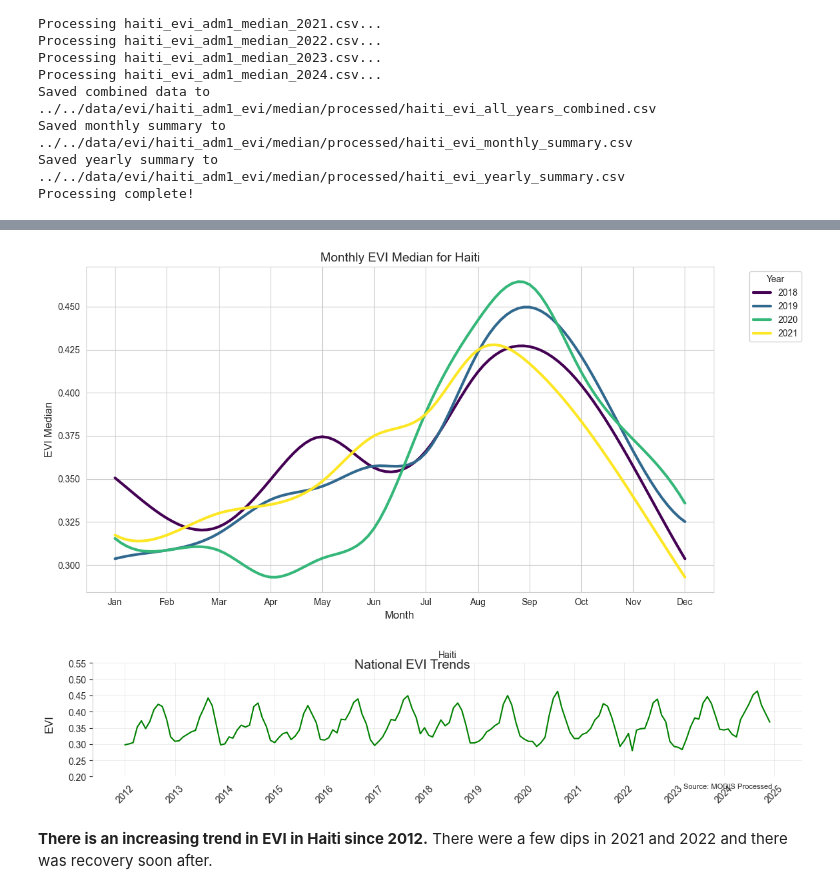
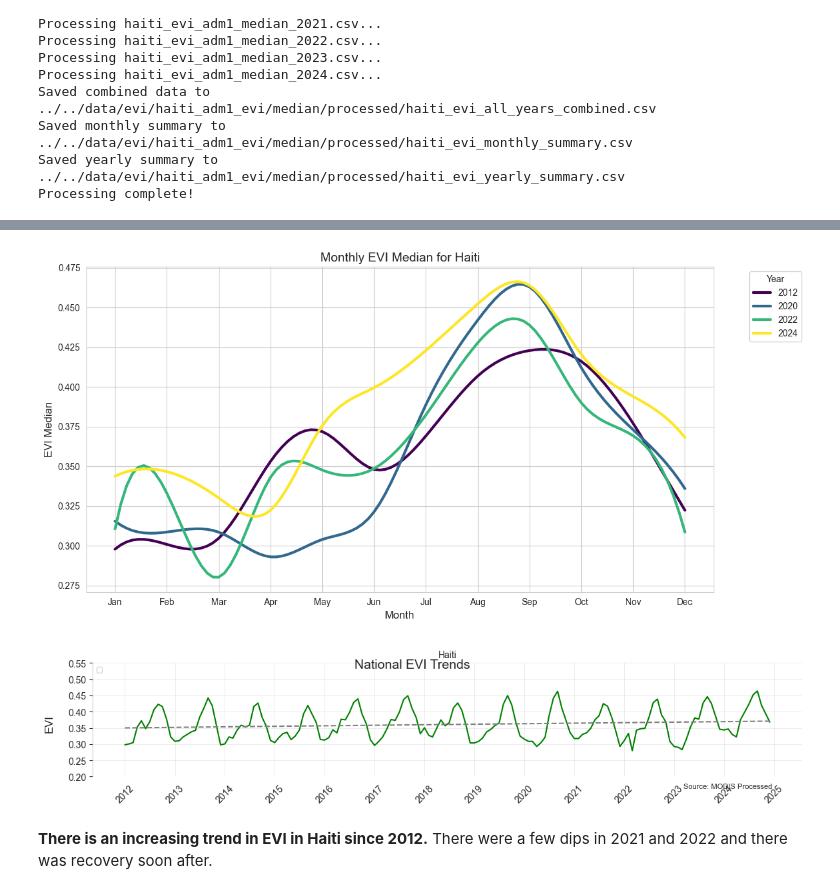
Before and after one commit to worldbank/haiti-agriculture-analytics, a Jupyter notebook: notebooks/agriculture/crop-productivity copy.ipynb, the cells around one changed output, grey strips where cells are left out. Saved outputs shown, nothing was run; the diff lists cells and outputs as text; code cells hidden in the pictures.

```diff
--- a/notebooks/agriculture/crop-productivity copy.ipynb
+++ b/notebooks/agriculture/crop-productivity copy.ipynb
@@ -392,7 +445,7 @@ def export_to_gcs(image, bucket_name, gcs_file_name, region=haiti_geometry):
     # Create the GCS export task
     export_task = ee.batch.Export.image.toCloudStorage(
         image=image,
-        #description='Haiti_EVI_Difference_2024',
+        description=gcs_file_name,
         bucket=bucket_name,
         fileNamePrefix=gcs_file_name,
         scale=250,
@@ -662,7 +777,7 @@ m = folium.Map(
 dest_crs = "EPSG:4326"
 
 # Add each year's EVI anomaly data as a separate layer
-for year in range(2023, 2025):
+for year in range(2018, 2025):
     # Construct the file path - adjust the filename pattern to match your data
     file_path = join(data_dir, f"evi_zscore_{year}.tif")
 
@@ -810,0 +1148,7 @@ fig = plot_zscore_map(zscore_gdf,  title = 'Aggregated Anomalies in 2024')
+# %%
+zscore_gdfs_5y = []
+
+for year in range(2018, 2025):
+    zscore_gdf = aggregate_zscores(f'../../docs/images/agriculture/evi_zscore_5y_{year}.tif', hti_adm1)
+    zscore_gdfs_5y.append(zscore_gdf)
+fig = plot_zscore_maps(zscore_gdfs_5y, titles = [2018,2019,2020,2021,2022,2023,2024], main_title='EVI Z-Score by Region compared to 5y baseline (2012-2017)')
@@ -829,25 +1175,25 @@ for year in range(2012, 2025):
 
     zs.runZonalStats()
 # %%
-# # Filter to reduce data volume (e.g., just get one composite per month)
-# for year in range(2012, 2025):
+# Filter to reduce data volume (e.g., just get one composite per month)
+for year in range(2024, 2025):
 
-#     filtered_mxd13q1 = mxd13q1.filter(
-#             ee.Filter.calendarRange(year, year, 'year')
-#         )
+    filtered_mxd13q1 = mxd13q1.filter(
+            ee.Filter.calendarRange(year, year, 'year')
+        )
 
-#     zs = ZonalStats(
-#         ee_dataset=filtered_mxd13q1,
-#         target_features=hti_adm0,
-#         statistic_type="median",
-#         scale=250,
-#         output_name=f"haiti_evi_adm0_median_{year}",
-#         output_dir="GEE_Haiti",
-#         scale_factor=0.0001,
-#         tile_scale=4
-#     )
+    zs = ZonalStats(
+        ee_dataset=filtered_mxd13q1,
+        target_features=hti_adm1,
+        statistic_type="median",
+        scale=250,
+        output_name=f"haiti_evi_adm1_median_{year}",
+        output_dir="GEE_Haiti",
+        scale_factor=0.0001,
+        tile_scale=4
+    )
 
-#     zs.runZonalStats()
+    zs.runZonalStats()
 # %%
 import glob
 
@@ -1200,7 +1602,7 @@ plt.figure(figsize=(12, 6))
 sns.set_style('whitegrid')
 
 # Get unique years to plot each as a separate line
-years = sorted([2018,2019,2020,2021])
+years = sorted([2012,2020,2022,2024])
 
 # Create a color palette with enough colors for all years
 colors = plt.cm.viridis(np.linspace(0, 1, len(years)))
@@ -1231,38 +1633,38 @@ for i, year in enumerate(years):
                 color=colors[i])
     else:
         # If too few points for spline, use built-in interpolation
         plt.plot(year_data['month'], year_data['median'],
                 linewidth=3,
                 label=str(year),
                 color=colors[i])
 
 # Set x-axis to show month names
 plt.xticks(range(1, 13),
            ['Jan', 'Feb', 'Mar', 'Apr', 'May', 'Jun',
             'Jul', 'Aug', 'Sep', 'Oct', 'Nov', 'Dec'])
 
 # Add labels and title
 plt.xlabel('Month', fontsize=12)
 plt.ylabel('EVI Median', fontsize=12)
 plt.title(f'Monthly EVI Median for {evi_median_adm0["admin_area"].iloc[0]}', fontsize=14)
 
 # Add legend outside the plot
 plt.legend(title='Year', bbox_to_anchor=(1.05, 1), loc='upper left')
 
 # Tight layout to make sure everything fits
 plt.tight_layout()
 
 # Show the plot
 plt.show()
 
 # Uncomment to save the figure
 # plt.savefig('evi_monthly_timeseries.png', dpi=300, bbox_inches='tight')
 # %% [output]
-[figure, old version]
+[figure, new version]
 # %%
-fig = get_trend_plot(evi_median_adm0, ['Haiti'], 'National EVI Trends', show_trend=False)
+fig = get_trend_plot(evi_median_adm0, ['Haiti'], 'National EVI Trends', show_trend=True)
 # %% [output]
-[figure, old version]
+[figure, new version]
 # %% [markdown]
 **There is an increasing trend in EVI in Haiti since 2012.** There were a few dips in 2021 and 2022 and there was recovery soon after.
 # %%
```
Also changed, not shown: parts of 28 cells of this notebook.
